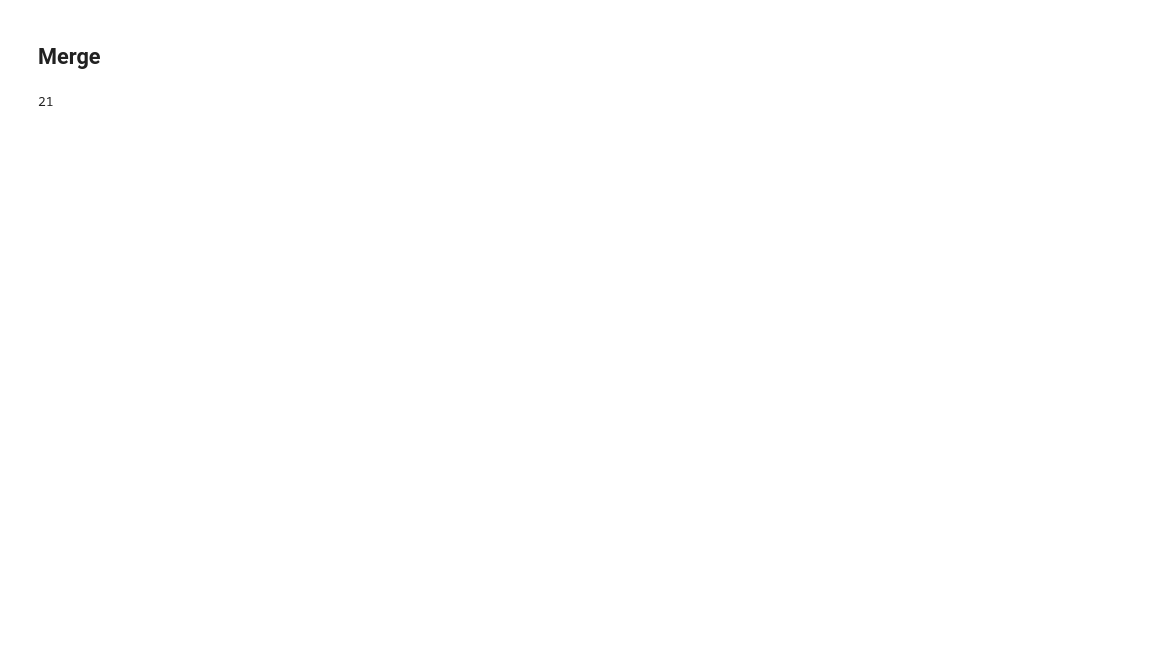
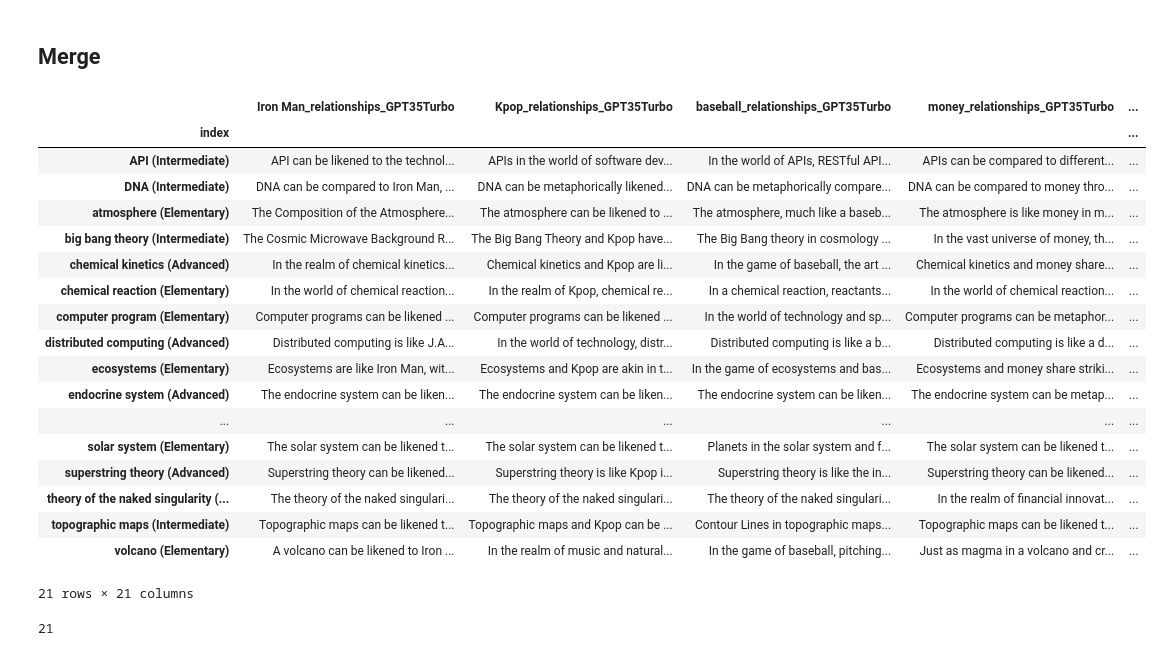
Before and after one commit to GatiAher/Creative_Generation_with_LLMs, a Jupyter notebook: task_1_extended_metaphor_generation/notebooks/analysis.ipynb, the cells around one changed output. Cells and saved outputs as stored; diff of their text form; code cells hidden in the pictures; blank space fills up the shorter version.

Commit message:
Confirm final set of metaphors

```diff
--- a/task_1_extended_metaphor_generation/notebooks/analysis.ipynb
+++ b/task_1_extended_metaphor_generation/notebooks/analysis.ipynb
@@ -46,0 +69,8 @@ df_pivoted_metaphorian = df_metaphorian.pivot(index="tensor_name", columns="meta
+# %%
+df_use_relationships_GPT35Turbo = pd.read_csv(pathlib.Path("../generations/script_run_GPT35Turbo/prompt_use_relationships_extended_metaphors_output.csv"), index_col=0)
+
+# Pivoted table
+df_pivoted_use_relationships_GPT35Turbo = df_use_relationships_GPT35Turbo.pivot(index="tensor_name", columns="target_domain", values="use_relationships_extended_metaphor")
+df_pivoted_use_relationships_GPT35Turbo.columns = df_pivoted_use_relationships_GPT35Turbo.columns.map(lambda x: str(x) + '_relationships_GPT35Turbo')
+
+df_use_relationships_GPT35Turbo.head()
@@ -60,0 +86,8 @@ df_pivoted_cover_subtensors_GPT35Turbo = df_cover_subtensors_GPT35Turbo.pivot(in
+# %%
+df_cover_subtensors_Mixtral8x7B = pd.read_csv(pathlib.Path("../generations/script_run_Mixtral8x7BInstruct/prompt_cover_subtensors_extended_metaphors_output.csv"), index_col=0)
+
+# Pivoted table
+df_pivoted_cover_subtensors_Mixtral8x7B = df_cover_subtensors_Mixtral8x7B.pivot(index="tensor_name", columns="target_domain", values="cover_subtensors_extended_metaphor")
+df_pivoted_cover_subtensors_Mixtral8x7B.columns = df_pivoted_cover_subtensors_Mixtral8x7B.columns.map(lambda x: str(x) + '_cover_Mixtral8x7b')
+
+df_cover_subtensors_Mixtral8x7B.head()
@@ -83,0 +103,8 @@ assert main_tensor_metaphorian == main_tensor_ours, "Error these are different!"
+# %%
+df_use_relationships_Mixtral8x7B = pd.read_csv(pathlib.Path("../generations/script_run_Mixtral8x7BInstruct/prompt_use_relationships_extended_metaphors_output.csv"), index_col=0)
+
+# Pivoted table
+df_pivoted_use_relationships_Mixtral8x7B = df_use_relationships_Mixtral8x7B.pivot(index="tensor_name", columns="target_domain", values="use_relationships_extended_metaphor")
+df_pivoted_use_relationships_Mixtral8x7B.columns = df_pivoted_use_relationships_Mixtral8x7B.columns.map(lambda x: str(x) + '_relationships_Mixtral8x7b')
+
+df_use_relationships_Mixtral8x7B.head()
@@ -85,12 +170,45 @@ assert main_tensor_metaphorian == main_tensor_ours, "Error these are different!"
 ## Merge
 # %%
 df_pivoted = df_pivoted_use_relationships_GPT35Turbo.merge(
-    df_pivoted_cover_subtensors_GPT35Turbo, right_index=True, left_index=True, suffixes=["_cover_GPT35Turbo", "_relationships_GPT35Turbo"]
+    df_pivoted_cover_subtensors_GPT35Turbo, right_index=True, left_index=True
 ).merge(
-    df_pivoted_metaphorian, right_index=True, left_index=True, suffixes=[None, "_metaphorian"]
+    df_pivoted_metaphorian, how="left", right_index=True, left_index=True
+).merge(
+    df_pivoted_use_relationships_Mixtral8x7B, how="left", right_index=True, left_index=True
+).merge(
+    df_pivoted_cover_subtensors_Mixtral8x7B, how="left", right_index=True, left_index=True
 ).merge(
     df_cover_subtensors_GPT35Turbo[["tensor_name", "level_of_difficulty"]].drop_duplicates(), left_index=True, right_on="tensor_name",
-).set_index("tensor_name")
+)
+
+def create_index(row):
+    return f"{row['tensor_name']} ({row['level_of_difficulty']})"
+
+df_pivoted['index'] = df_pivoted.apply(create_index, axis=1)
+df_pivoted = df_pivoted.drop(columns=['tensor_name', 'level_of_difficulty'])
+df_pivoted = df_pivoted.set_index("index")
+# %%
+df_pivoted
+# %% [output]
+|  | Iron Man_relationships_GPT35Turbo | Kpop_relationships_GPT35Turbo | baseball_relationships_GPT35Turbo | money_relationships_GPT35Turbo | ... |
+| index |  |  |  |  | ... |
+| API (Intermediate) | API can be likened to the technol... | APIs in the world of software dev... | In the world of APIs, RESTful API... | APIs can be compared to different... | ... |
+| DNA (Intermediate) | DNA can be compared to Iron Man, ... | DNA can be metaphorically likened... | DNA can be metaphorically compare... | DNA can be compared to money thro... | ... |
+| atmosphere (Elementary) | The Composition of the Atmosphere... | The atmosphere can be likened to ... | The atmosphere, much like a baseb... | The atmosphere is like money in m... | ... |
+| big bang theory (Intermediate) | The Cosmic Microwave Background R... | The Big Bang Theory and Kpop have... | The Big Bang theory in cosmology ... | In the vast universe of money, th... | ... |
+| chemical kinetics (Advanced) | In the realm of chemical kinetics... | Chemical kinetics and Kpop are li... | In the game of baseball, the art ... | Chemical kinetics and money share... | ... |
+| chemical reaction (Elementary) | In the world of chemical reaction... | In the realm of Kpop, chemical re... | In a chemical reaction, reactants... | In the world of chemical reaction... | ... |
+| computer program (Elementary) | Computer programs can be likened ... | Computer programs can be likened ... | In the world of technology and sp... | Computer programs can be metaphor... | ... |
+| distributed computing (Advanced) | Distributed computing is like J.A... | In the world of technology, distr... | Distributed computing is like a b... | Distributed computing is like a d... | ... |
+| ecosystems (Elementary) | Ecosystems are like Iron Man, wit... | Ecosystems and Kpop are akin in t... | In the game of ecosystems and bas... | Ecosystems and money share striki... | ... |
+| endocrine system (Advanced) | The endocrine system can be liken... | The endocrine system can be liken... | The endocrine system can be liken... | The endocrine system can be metap... | ... |
+| ... | ... | ... | ... | ... | ... |
+| solar system (Elementary) | The solar system can be likened t... | The solar system can be likened t... | Planets in the solar system and f... | The solar system can be likened t... | ... |
+| superstring theory (Advanced) | Superstring theory can be likened... | Superstring theory is like Kpop i... | Superstring theory is like the in... | Superstring theory can be likened... | ... |
+| theory of the naked singularity (... | The theory of the naked singulari... | The theory of the naked singulari... | The theory of the naked singulari... | In the realm of financial innovat... | ... |
+| topographic maps (Intermediate) | Topographic maps can be likened t... | Topographic maps and Kpop can be ... | Contour Lines in topographic maps... | Topographic maps can be likened t... | ... |
+| volcano (Elementary) | A volcano can be likened to Iron ... | In the realm of music and natural... | In the game of baseball, pitching... | Just as magma in a volcano and cr... | ... |
+21 rows × 21 columns
 # %%
 len(df_pivoted)
 # %% [output]
```
Also changed, not shown: parts of 26 cells of this notebook, 2 other files.
